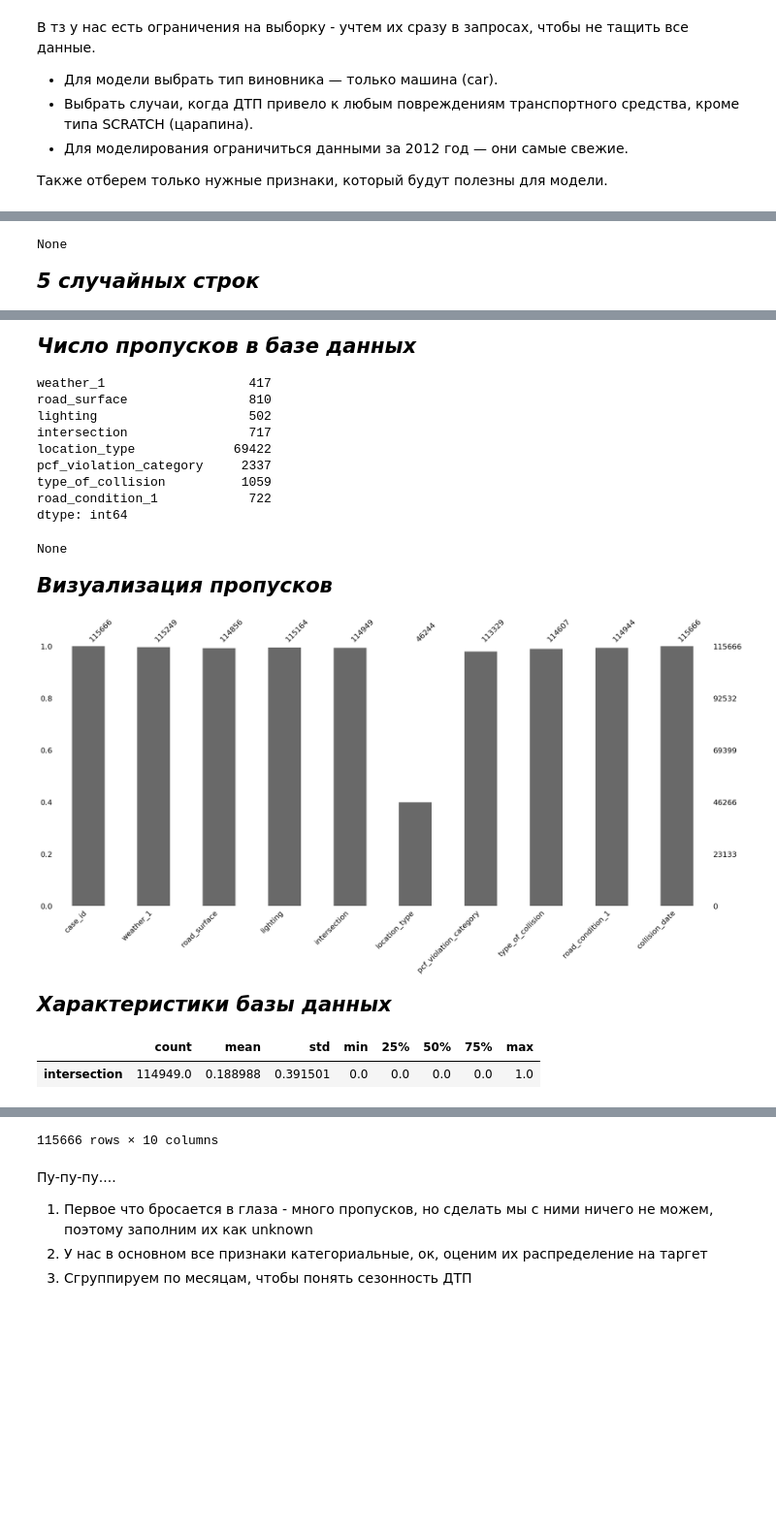
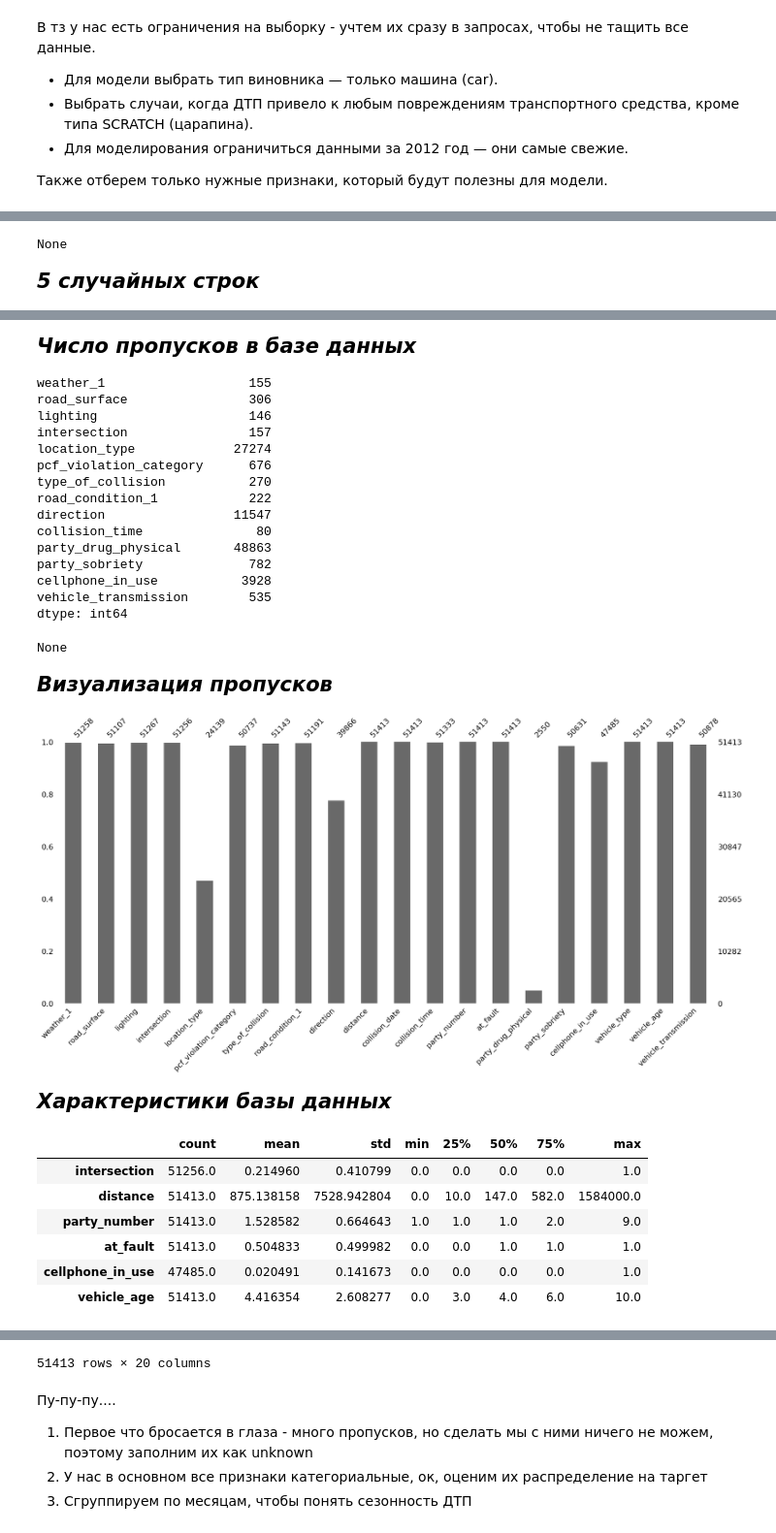
Before and after one commit to Ankudar/yandex_practicum_ds, a Jupyter notebook: 13) Sborniy_proekt_3-4/project.ipynb, the cells around one changed output, grey strips where cells are left out. Shown at 97% size. Drawn from its saved outputs; the diff is of its cells as text; code cells hidden in the pictures; blank space fills up the shorter version.

```diff
--- a/13) Sborniy_proekt_3-4/project.ipynb
+++ b/13) Sborniy_proekt_3-4/project.ipynb
@@ -322,26 +317,14 @@ df_dict_filtered = load_all_tables_safe(engine, filtered_tables_config)
 successful_tables = {k: v for k, v in df_dict_filtered.items() if v is not None}
 
 if len(successful_tables) == len(filtered_tables_config):
-    collisions = df_dict_filtered['collisions']
-    parties = df_dict_filtered['parties']
-    vehicles = df_dict_filtered['vehicles']
+    df = df_dict_filtered['df']
 
     logger.info("Все отфильтрованные данные успешно загружены и готовы к анализу.")
-
-    # Выводим информацию о загруженных данных
-    logger.info("Статистика отфильтрованных таблиц:")
-    logger.info(f"collisions: {collisions.shape[0]:,} строк, {collisions.shape[1]} столбцов")
-    logger.info(f"parties: {parties.shape[0]:,} строк, {parties.shape[1]} столбцов")
-    logger.info(f"vehicles: {vehicles.shape[0]:,} строк, {vehicles.shape[1]} столбцов")
 
 else:
     logger.warning(f"Загружены не все таблицы. Успешно: {list(successful_tables.keys())}")
 
     # Создаем переменные только для успешно загруженных таблиц
-    if 'collisions' in successful_tables:
-        collisions = df_dict_filtered['collisions']
-    if 'parties' in successful_tables:
-        parties = df_dict_filtered['parties']
-    if 'vehicles' in successful_tables:
-        vehicles = df_dict_filtered['vehicles']
+    if 'df' in successful_tables:
+        df = df_dict_filtered['df']
 # %% [output]
@@ -448,5 +338,5 @@ logger.info(f"Всего колонок: {total_cols_before} -> {total_cols_afte
 # %%
-check_data(collisions)
+check_data(df)
 # %% [output]
 Общая информация базы данных
 <class 'pandas.core.frame.DataFrame'>
@@ -477,16 +367,27 @@ None
 Число пропусков в базе данных
-weather_1                   417
-road_surface                810
-lighting                    502
-intersection                717
-location_type             69422
-pcf_violation_category     2337
-type_of_collision          1059
-road_condition_1            722
+weather_1                   155
+road_surface                306
+lighting                    146
+intersection                157
+location_type             27274
+pcf_violation_category      676
+type_of_collision           270
+road_condition_1            222
+direction                 11547
+collision_time               80
+party_drug_physical       48863
+party_sobriety              782
+cellphone_in_use           3928
+vehicle_transmission        535
 dtype: int64
 None
 Визуализация пропусков
-[figure, old version]
+[figure, new version]
 Характеристики базы данных
 |  | count | mean | std | min | 25% | 50% | 75% | max |
-| intersection | 114949.0 | 0.188988 | 0.391501 | 0.0 | 0.0 | 0.0 | 0.0 | 1.0 |
+| intersection | 51256.0 | 0.214960 | 0.410799 | 0.0 | 0.0 | 0.0 | 0.0 | 1.0 |
+| distance | 51413.0 | 875.138158 | 7528.942804 | 0.0 | 10.0 | 147.0 | 582.0 | 1584000.0 |
+| party_number | 51413.0 | 1.528582 | 0.664643 | 1.0 | 1.0 | 1.0 | 2.0 | 9.0 |
+| at_fault | 51413.0 | 0.504833 | 0.499982 | 0.0 | 0.0 | 1.0 | 1.0 | 1.0 |
+| cellphone_in_use | 47485.0 | 0.020491 | 0.141673 | 0.0 | 0.0 | 0.0 | 0.0 | 1.0 |
+| vehicle_age | 51413.0 | 4.416354 | 2.608277 | 0.0 | 3.0 | 4.0 | 6.0 | 10.0 |
@@ -505,4 +406,4 @@ None
-115666 rows × 10 columns
+51413 rows × 20 columns
 # %% [markdown]
 Пу-пу-пу....
 1) Первое что бросается в глаза - много пропусков, но сделать мы с ними ничего не можем, поэтому заполним их как unknown
```
Also changed, not shown: parts of 26 cells of this notebook, 1 other file.
